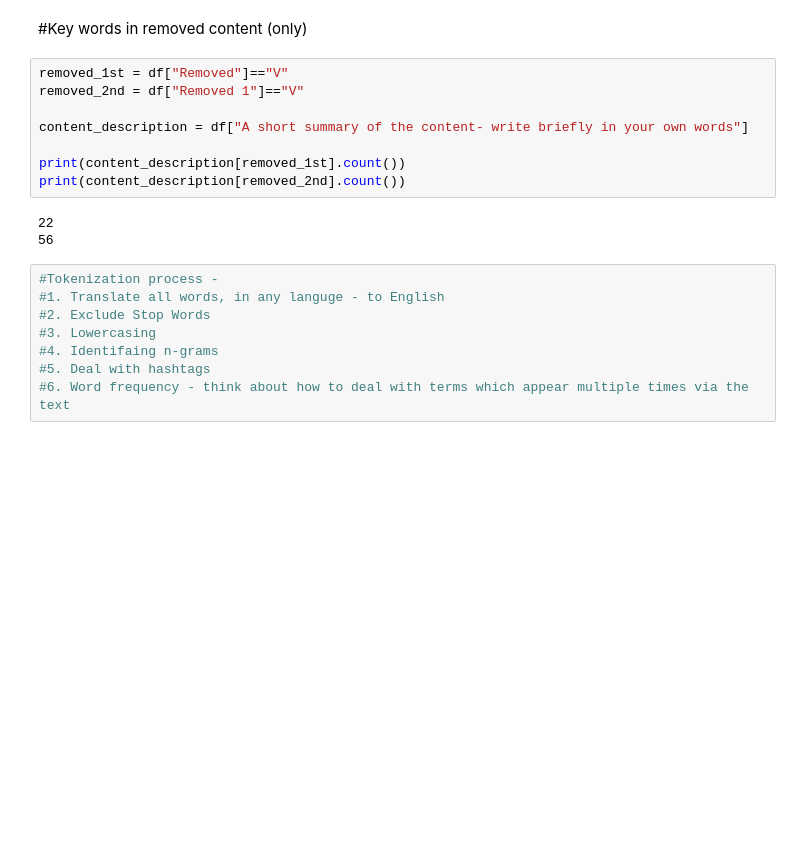
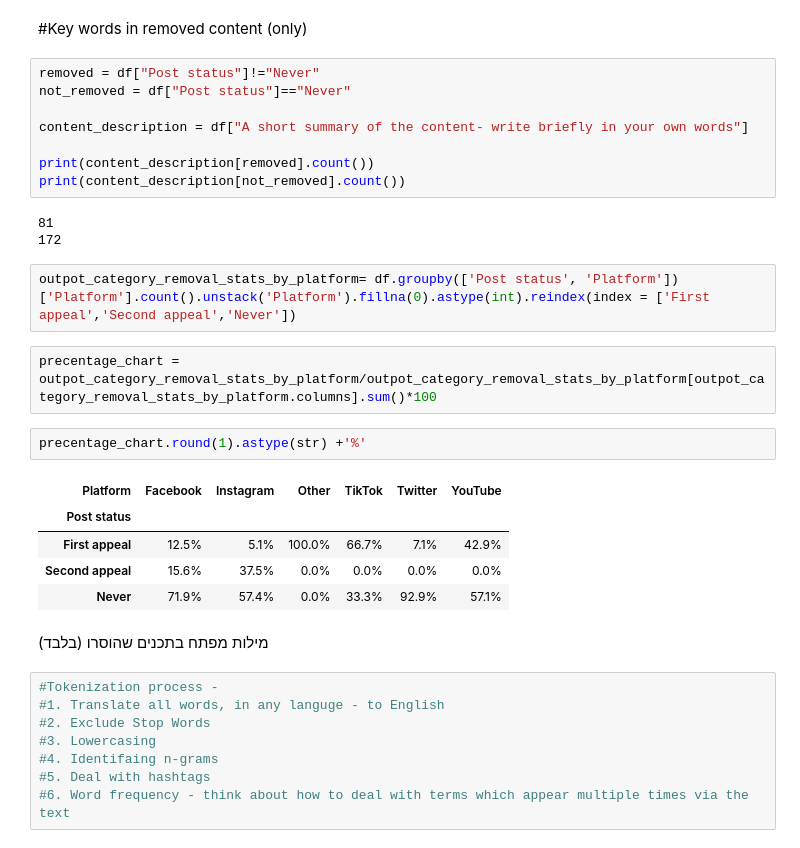
Before and after one commit to zackb124/Data-analysis-project-FOA, a Jupyter notebook: Inner organization report.ipynb, the cells around one changed output. Saved outputs shown, nothing was run; the diff lists cells and outputs as text; blank space fills up the shorter version.

```diff
--- a/Code_for_final_project_excel.ipynb
+++ b/Inner organization report.ipynb
@@ -119,16 +137,30 @@ dtype: int64
 # %% [markdown]
 #Key words in removed content (only)
 # %%
-removed_1st = df["Removed"]=="V"
-removed_2nd = df["Removed 1"]=="V"
+removed = df["Post status"]!="Never"
+not_removed = df["Post status"]=="Never"
 
 content_description = df["A short summary of the content- write briefly in your own words"]
 
-print(content_description[removed_1st].count())
-print(content_description[removed_2nd].count())
+print(content_description[removed].count())
+print(content_description[not_removed].count())
 # %% [output]
-22
-56
+81
+172
+# %%
+outpot_category_removal_stats_by_platform= df.groupby(['Post status', 'Platform'])['Platform'].count().unstack('Platform').fillna(0).astype(int).reindex(index = ['First appeal','Second appeal','Never'])
+# %%
+precentage_chart = outpot_category_removal_stats_by_platform/outpot_category_removal_stats_by_platform[outpot_category_removal_stats_by_platform.columns].sum()*100
+# %%
+precentage_chart.round(1).astype(str) +'%'
+# %% [output]
+| Platform | Facebook | Instagram | Other | TikTok | Twitter | YouTube |
+| Post status |  |  |  |  |  |  |
+| First appeal | 12.5% | 5.1% | 100.0% | 66.7% | 7.1% | 42.9% |
+| Second appeal | 15.6% | 37.5% | 0.0% | 0.0% | 0.0% | 0.0% |
+| Never | 71.9% | 57.4% | 0.0% | 33.3% | 92.9% | 57.1% |
+# %% [markdown]
+מילות מפתח בתכנים שהוסרו (בלבד)
 # %%
 #Tokenization process -
 #1. Translate all words, in any languge - to English
```
Also changed, not shown: parts of 14 cells of this notebook.
